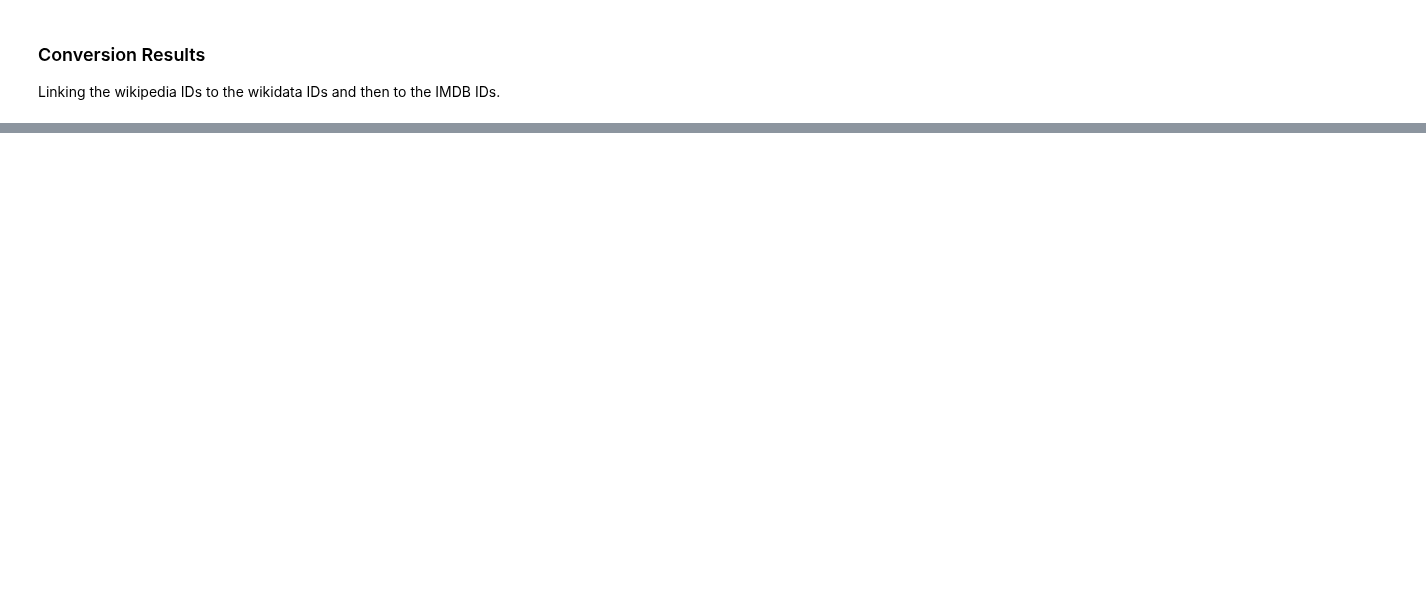
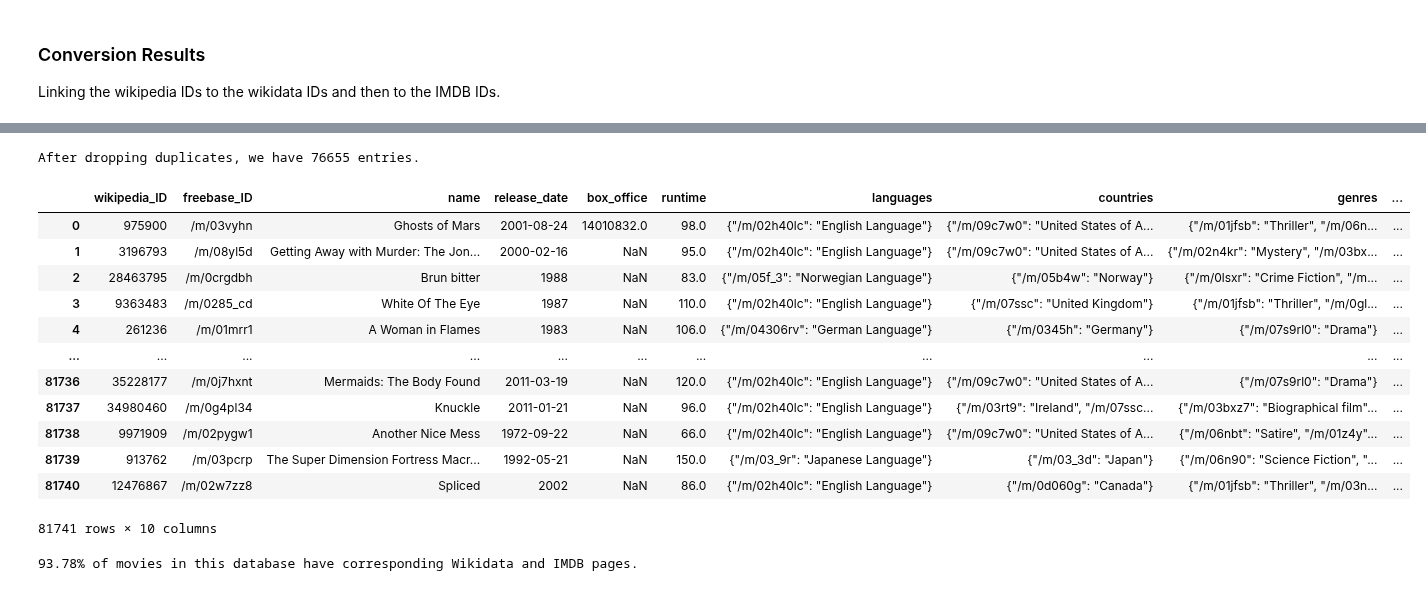
Before and after one commit to epfl-ada/ada-2023-project-abadakor, a Jupyter notebook: data/convert_ids.ipynb, the cells around one changed output, grey strips where cells are left out. Drawn from its saved outputs; the diff is of its cells as text; code cells hidden in the pictures; blank space fills up the shorter version.

```diff
--- a/data/convert_ids.ipynb
+++ b/data/convert_ids.ipynb
@@ -387,0 +524,8 @@ Total conversion success: 91.57% (6888 out of 81741 movies lost)
+# %%
+# Import two tables
+id_m1 = pd.read_csv(tmp_dir + 'wpedia_ttconst_m1.csv', index_col='wikipedia_ID')
+id_m2 = pd.read_csv(tmp_dir + 'wpedia_ttconst_m2.csv', index_col='wikipedia_ID')
+
+# Union of the two tables
+id_union = pd.concat([id_m1, id_m2]).dropna()
+display(id_union)
@@ -387,0 +551,10 @@ Total conversion success: 91.57% (6888 out of 81741 movies lost)
+# %%
+# Sanity check: see how many duplicates mismatch values
+duplicate_check = id_union.groupby('wikipedia_ID').nunique()
+mismatches = duplicate_check[duplicate_check > 1].dropna()
+display(mismatches)
+print(f"Total number of mismatching duplicates: {len(mismatches.index)}")
+
+# We drop all of the mismatches entires from the union
+id_union = id_union.drop(mismatches.index)
+display(id_union)
@@ -387,0 +591,26 @@ Total conversion success: 91.57% (6888 out of 81741 movies lost)
+# %%
+# Drop duplicates
+id_union = id_union.drop_duplicates()
+print(f'After dropping duplicates, we have {len(id_union.index)} entries.')
+# %% [output]
+After dropping duplicates, we have 76655 entries.
+# %%
+movies_imdb_final = movie_df.reset_index().merge(id_union, on='wikipedia_ID', how='left')
+display(movies_imdb_final)
+
+print(f'{movies_imdb_final.IMDB_ID.notna().mean()*100:.2f}% of movies in this database have corresponding Wikidata and IMDB pages.')
+# %% [output]
+|  | wikipedia_ID | freebase_ID | name | release_date | box_office | runtime | languages | countries | genres | ... |
+| 0 | 975900 | /m/03vyhn | Ghosts of Mars | 2001-08-24 | 14010832.0 | 98.0 | {"/m/02h40lc": "English Language"} | {"/m/09c7w0": "United States of A... | {"/m/01jfsb": "Thriller", "/m/06n... | ... |
+| 1 | 3196793 | /m/08yl5d | Getting Away with Murder: The Jon... | 2000-02-16 | NaN | 95.0 | {"/m/02h40lc": "English Language"} | {"/m/09c7w0": "United States of A... | {"/m/02n4kr": "Mystery", "/m/03bx... | ... |
+| 2 | 28463795 | /m/0crgdbh | Brun bitter | 1988 | NaN | 83.0 | {"/m/05f_3": "Norwegian Language"} | {"/m/05b4w": "Norway"} | {"/m/0lsxr": "Crime Fiction", "/m... | ... |
+| 3 | 9363483 | /m/0285_cd | White Of The Eye | 1987 | NaN | 110.0 | {"/m/02h40lc": "English Language"} | {"/m/07ssc": "United Kingdom"} | {"/m/01jfsb": "Thriller", "/m/0gl... | ... |
+| 4 | 261236 | /m/01mrr1 | A Woman in Flames | 1983 | NaN | 106.0 | {"/m/04306rv": "German Language"} | {"/m/0345h": "Germany"} | {"/m/07s9rl0": "Drama"} | ... |
+| ... | ... | ... | ... | ... | ... | ... | ... | ... | ... | ... |
+| 81736 | 35228177 | /m/0j7hxnt | Mermaids: The Body Found | 2011-03-19 | NaN | 120.0 | {"/m/02h40lc": "English Language"} | {"/m/09c7w0": "United States of A... | {"/m/07s9rl0": "Drama"} | ... |
+| 81737 | 34980460 | /m/0g4pl34 | Knuckle | 2011-01-21 | NaN | 96.0 | {"/m/02h40lc": "English Language"} | {"/m/03rt9": "Ireland", "/m/07ssc... | {"/m/03bxz7": "Biographical film"... | ... |
+| 81738 | 9971909 | /m/02pygw1 | Another Nice Mess | 1972-09-22 | NaN | 66.0 | {"/m/02h40lc": "English Language"} | {"/m/09c7w0": "United States of A... | {"/m/06nbt": "Satire", "/m/01z4y"... | ... |
+| 81739 | 913762 | /m/03pcrp | The Super Dimension Fortress Macr... | 1992-05-21 | NaN | 150.0 | {"/m/03_9r": "Japanese Language"} | {"/m/03_3d": "Japan"} | {"/m/06n90": "Science Fiction", "... | ... |
+| 81740 | 12476867 | /m/02w7zz8 | Spliced | 2002 | NaN | 86.0 | {"/m/02h40lc": "English Language"} | {"/m/0d060g": "Canada"} | {"/m/01jfsb": "Thriller", "/m/03n... | ... |
+81741 rows × 10 columns
+93.78% of movies in this database have corresponding Wikidata and IMDB pages.
```
Also changed, not shown: parts of 32 cells of this notebook, 8 other files.
